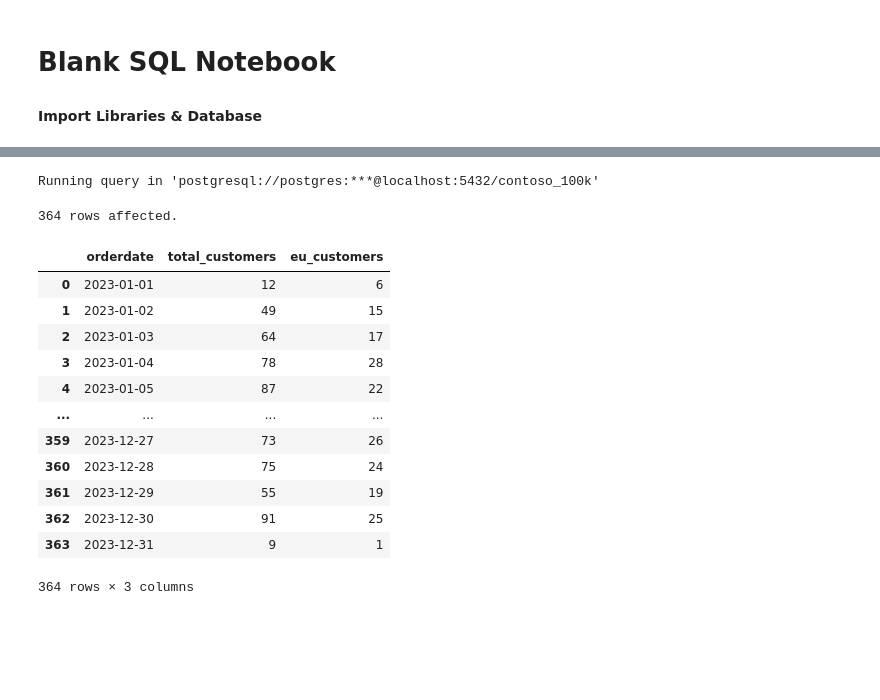
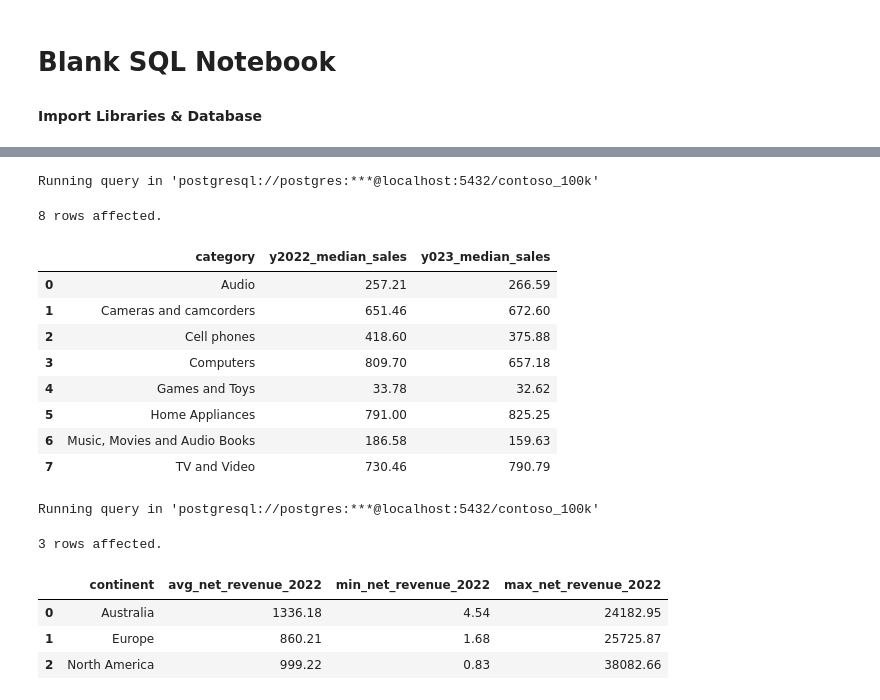
Before and after one commit to sandu17767/project_sql_data_jobs, a Jupyter notebook: Resources/Blank_SQL_Notebook.ipynb, the cells around one changed output, grey strips where cells are left out. Saved outputs shown, nothing was run; the diff lists cells and outputs as text; code cells hidden in the pictures; blank space fills up the shorter version.

```diff
--- a/Resources/Blank_SQL_Notebook.ipynb
+++ b/Resources/Blank_SQL_Notebook.ipynb
@@ -85,30 +126,44 @@ Running query in 'postgresql://postgres:***@localhost:5432/contoso_100k'
+# %%
+%%sql
+SELECT
+p.categoryname AS category,
+PERCENTILE_CONT(0.5) WITHIN GROUP(ORDER BY (CASE WHEN orderdate BETWEEN '2022-01-01' AND '2022-12-31' THEN (s.quantity*s.netprice*s.exchangerate) END)) AS y2022_median_sales,
+PERCENTILE_CONT(0.5) WITHIN GROUP(ORDER BY  (CASE WHEN orderdate BETWEEN '2023-01-01' AND '2023-12-31' THEN (s.quantity*s.netprice*s.exchangerate)END)) AS y023_median_sales
+FROM sales s
+LEFT JOIN product p ON p.productkey = s.productkey
+GROUP BY p.categoryname
+ORDER BY p.categoryname;
+# %% [output]
+Running query in 'postgresql://postgres:***@localhost:5432/contoso_100k'
+8 rows affected.
+|  | category | y2022_median_sales | y023_median_sales |
+| 0 | Audio | 257.21 | 266.59 |
+| 1 | Cameras and camcorders | 651.46 | 672.60 |
+| 2 | Cell phones | 418.60 | 375.88 |
+| 3 | Computers | 809.70 | 657.18 |
+| 4 | Games and Toys | 33.78 | 32.62 |
+| 5 | Home Appliances | 791.00 | 825.25 |
+| 6 | Music, Movies and Audio Books | 186.58 | 159.63 |
+| 7 | TV and Video | 730.46 | 790.79 |
 # %%
 %%sql
 SELECT
-orderdate,
-COUNT(DISTINCT s.customerkey) AS total_customers,
-COUNT(DISTINCT CASE WHEN continent = 'Europe' THEN s.customerkey  END  ) AS eu_customers
+c.continent,
+AVG(s.quantity * s.netprice * s.exchangerate) AS avg_net_revenue_2022,
+MIN(s.quantity*s.netprice*s.exchangerate) AS min_net_revenue_2022,
+MAX(s.quantity * s.netprice *s.exchangerate) AS max_net_revenue_2022
 FROM sales s
 LEFT JOIN customer c ON s.customerkey = c.customerkey
-WHERE orderdate BETWEEN '2023-01-01' AND '2023-12-31'
-GROUP BY orderdate
-ORDER BY orderdate;
+WHERE orderdate BETWEEN '2022-01-01' AND '2022-12-31'
+GROUP BY c.continent
+ORDER BY continent;
 # %% [output]
 Running query in 'postgresql://postgres:***@localhost:5432/contoso_100k'
-364 rows affected.
+3 rows affected.
-|  | orderdate | total_customers | eu_customers |
-| 0 | 2023-01-01 | 12 | 6 |
-| 1 | 2023-01-02 | 49 | 15 |
-| 2 | 2023-01-03 | 64 | 17 |
-| 3 | 2023-01-04 | 78 | 28 |
-| 4 | 2023-01-05 | 87 | 22 |
-| ... | ... | ... | ... |
-| 359 | 2023-12-27 | 73 | 26 |
-| 360 | 2023-12-28 | 75 | 24 |
-| 361 | 2023-12-29 | 55 | 19 |
-| 362 | 2023-12-30 | 91 | 25 |
-| 363 | 2023-12-31 | 9 | 1 |
+|  | continent | avg_net_revenue_2022 | min_net_revenue_2022 | max_net_revenue_2022 |
+| 0 | Australia | 1336.18 | 4.54 | 24182.95 |
+| 1 | Europe | 860.21 | 1.68 | 25725.87 |
+| 2 | North America | 999.22 | 0.83 | 38082.66 |
-364 rows × 3 columns
 # %%
 %%sql
 SELECT
```
Also changed, not shown: parts of 11 cells of this notebook.
